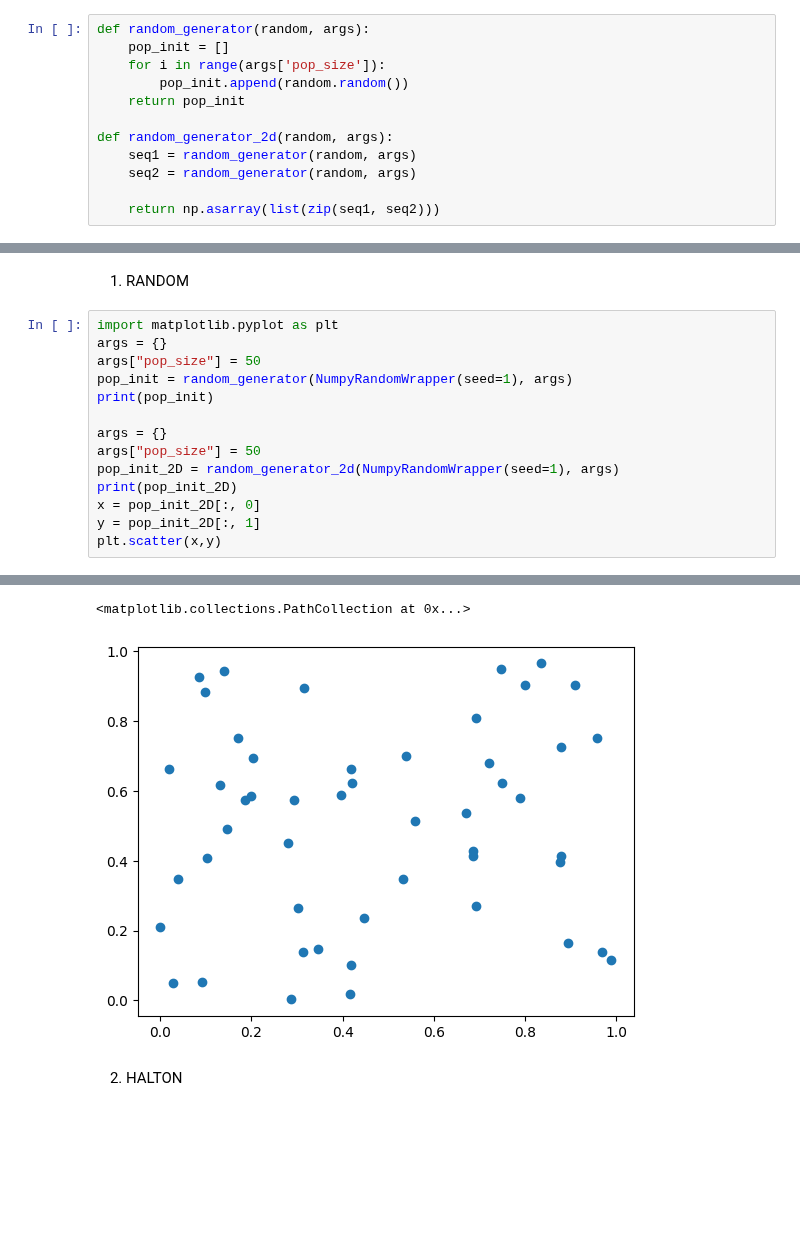
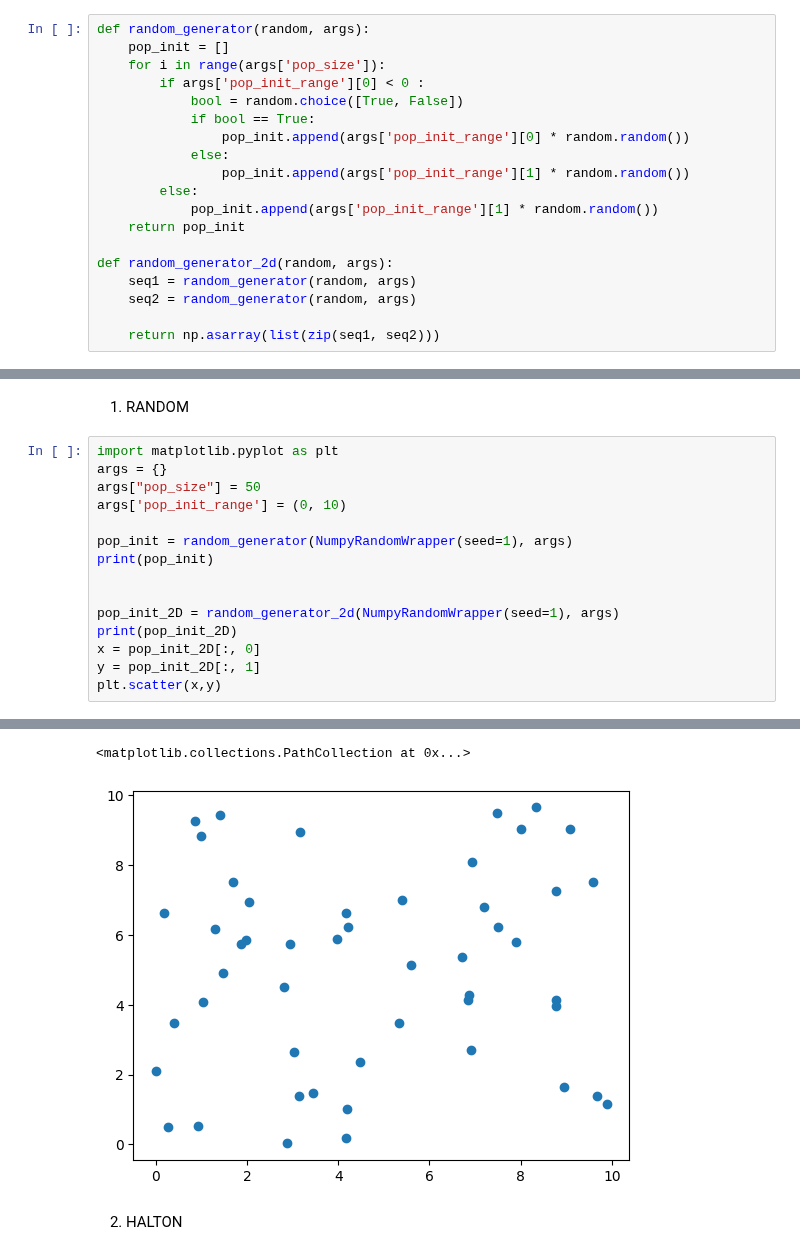
Before and after one commit to CarlottaGiacchetta/lab_optimizationTechniques, a Jupyter notebook: lab9/optimtech_lab9.ipynb, the cells around one changed output, grey strips where cells are left out. Cells and saved outputs as stored; diff of their text form; blank space fills up the shorter version.

```diff
--- a/lab9/optimtech_lab9.ipynb
+++ b/lab9/optimtech_lab9.ipynb
@@ -325,7 +327,14 @@ def run_ga(random, generator_type, func, num_vars=0,
 def random_generator(random, args):
     pop_init = []
     for i in range(args['pop_size']):
-        pop_init.append(random.random())
+        if args['pop_init_range'][0] < 0 :
+            bool = random.choice([True, False])
+            if bool == True:
+                pop_init.append(args['pop_init_range'][0] * random.random())
+            else:
+                pop_init.append(args['pop_init_range'][1] * random.random())
+        else:
+            pop_init.append(args['pop_init_range'][1] * random.random())
     return pop_init
 
 def random_generator_2d(random, args):
@@ -401,11 +414,12 @@ def ff_generator_2d(random, args):
 import matplotlib.pyplot as plt
 args = {}
 args["pop_size"] = 50
+args['pop_init_range'] = (0, 10)
+
 pop_init = random_generator(NumpyRandomWrapper(seed=1), args)
 print(pop_init)
 
-args = {}
-args["pop_size"] = 50
+
 pop_init_2D = random_generator_2d(NumpyRandomWrapper(seed=1), args)
 print(pop_init_2D)
 x = pop_init_2D[:, 0]
@@ -432,5 +446,5 @@ plt.scatter(x,y)
 <matplotlib.collections.PathCollection at 0x...>
-[figure, old version]
+[figure, new version]
 # %% [markdown]
 2. HALTON
 # %%
```
Also changed, not shown: parts of 7 cells of this notebook.
